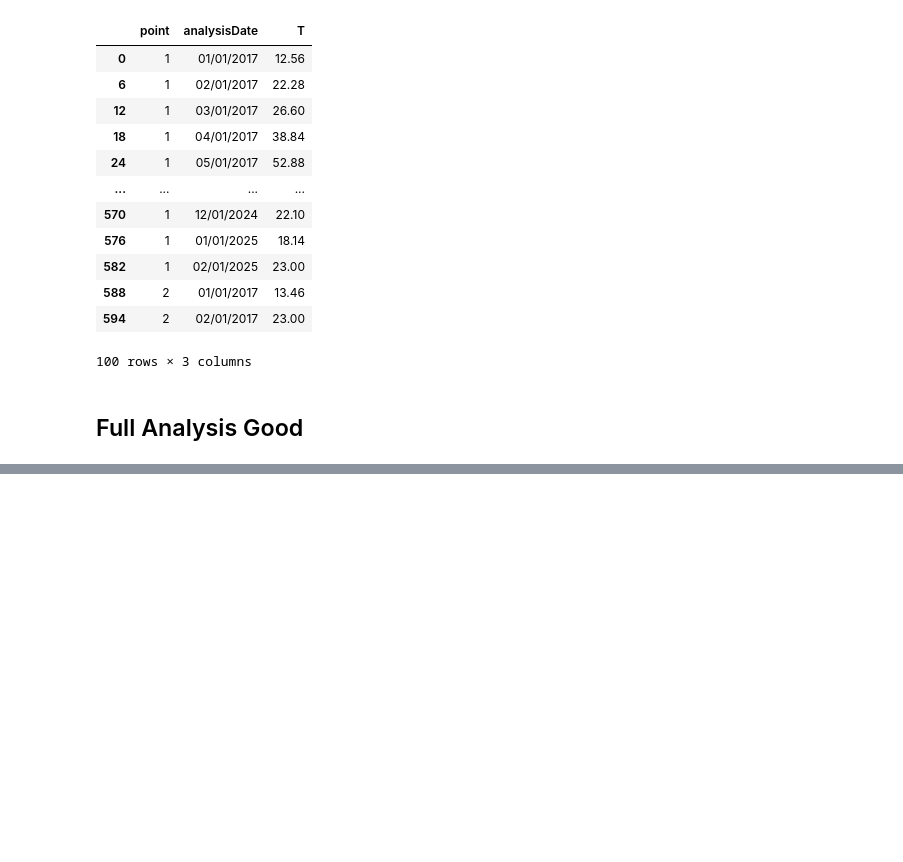
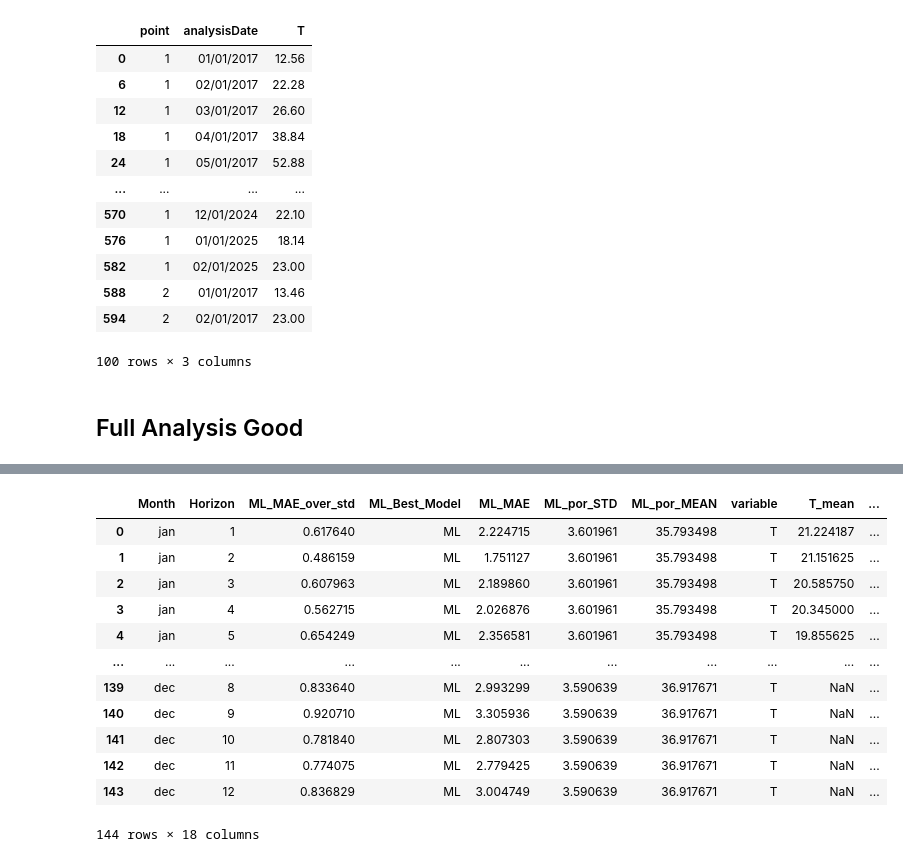
Before and after one commit to jgirlsdad/work, a Jupyter notebook: Fire/ML/New/primary_model-vpd-V4.ipynb, the cells around one changed output, grey strips where cells are left out. Saved outputs shown, nothing was run; the diff lists cells and outputs as text; code cells hidden in the pictures; blank space fills up the shorter version.

```diff
--- a/Fire/ML/New/primary_model-vpd-V4.ipynb
+++ b/Fire/ML/New/primary_model-vpd-V4.ipynb
@@ -967,0 +994,16 @@ with open("summary_mae.csv", "a") as fout:
+# %%
+finalDf
+# %% [output]
+|  | Month | Horizon | ML_MAE_over_std | ML_Best_Model | ML_MAE | ML_por_STD | ML_por_MEAN | variable | T_mean | ... |
+| 0 | jan | 1 | 0.617640 | ML | 2.224715 | 3.601961 | 35.793498 | T | 21.224187 | ... |
+| 1 | jan | 2 | 0.486159 | ML | 1.751127 | 3.601961 | 35.793498 | T | 21.151625 | ... |
+| 2 | jan | 3 | 0.607963 | ML | 2.189860 | 3.601961 | 35.793498 | T | 20.585750 | ... |
+| 3 | jan | 4 | 0.562715 | ML | 2.026876 | 3.601961 | 35.793498 | T | 20.345000 | ... |
+| 4 | jan | 5 | 0.654249 | ML | 2.356581 | 3.601961 | 35.793498 | T | 19.855625 | ... |
+| ... | ... | ... | ... | ... | ... | ... | ... | ... | ... | ... |
+| 139 | dec | 8 | 0.833640 | ML | 2.993299 | 3.590639 | 36.917671 | T | NaN | ... |
+| 140 | dec | 9 | 0.920710 | ML | 3.305936 | 3.590639 | 36.917671 | T | NaN | ... |
+| 141 | dec | 10 | 0.781840 | ML | 2.807303 | 3.590639 | 36.917671 | T | NaN | ... |
+| 142 | dec | 11 | 0.774075 | ML | 2.779425 | 3.590639 | 36.917671 | T | NaN | ... |
+| 143 | dec | 12 | 0.836829 | ML | 3.004749 | 3.590639 | 36.917671 | T | NaN | ... |
+144 rows × 18 columns
```
Also changed, not shown: parts of 6 cells of this notebook, 39 other files.
